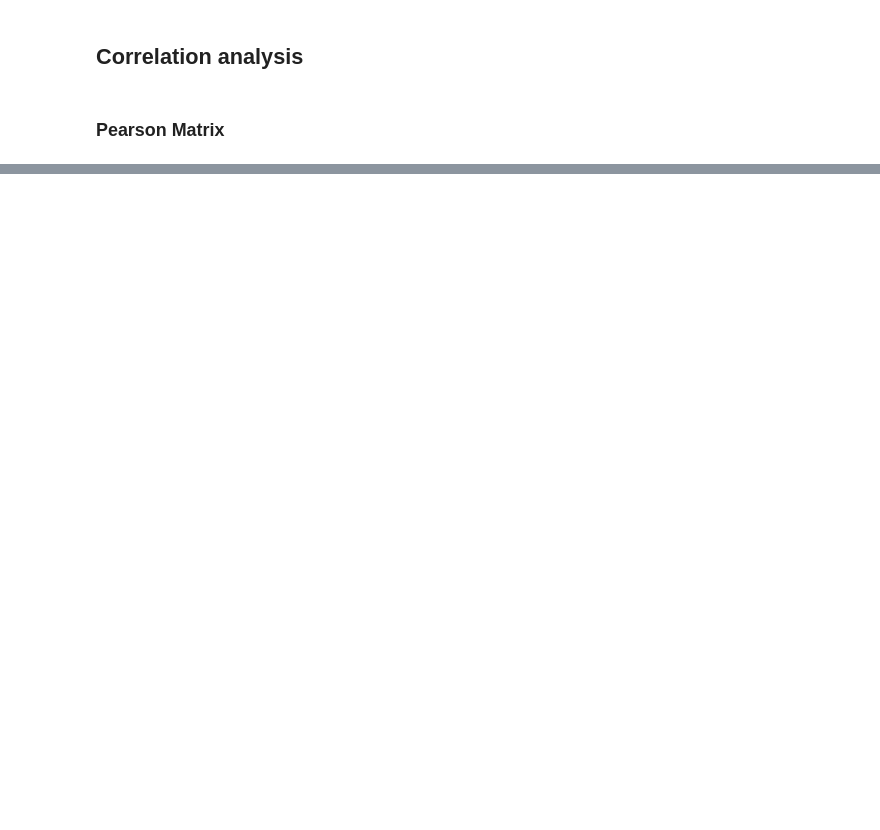
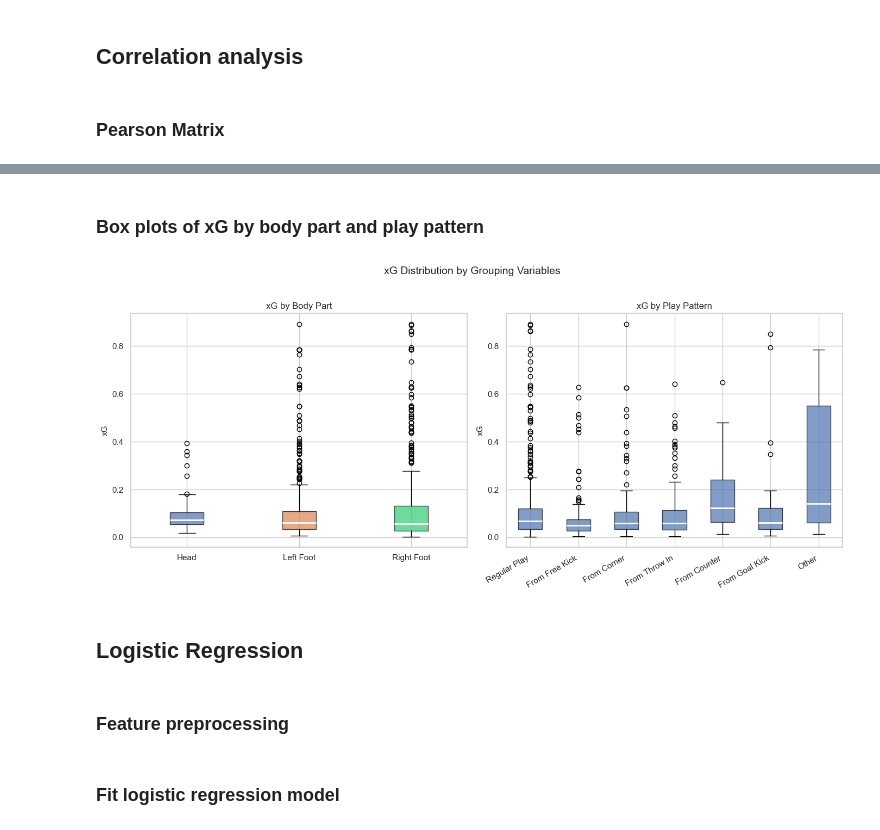
Before and after one commit to gabreyrom/MA541-Statistical-Methods-Course-Project, a Jupyter notebook: final_project.ipynb, the cells around one changed output, grey strips where cells are left out. Drawn from its saved outputs; the diff is of its cells as text; code cells hidden in the pictures; blank space fills up the shorter version.

```diff
--- a/final_project.ipynb
+++ b/final_project.ipynb
@@ -358,0 +635,47 @@ Heatmap saved to figures/fig_correlation_heatmap.png
+# %% [markdown]
+### Box plots of xG by body part and play pattern
+# %%
+fig, axes = plt.subplots(1, 2, figsize=(14, 6))
+
+# xG by body part
+bp_groups = [df[df["body_part"] == bp]["xg"].values
+             for bp in ["Head", "Left Foot", "Right Foot"]]
+bp1 = axes[0].boxplot(bp_groups, labels=["Head", "Left Foot", "Right Foot"],
+                       patch_artist=True)
+colors_bp = ["#4C72B0", "#DD8452", "#2ecc71"]
+for patch, color in zip(bp1["boxes"], colors_bp):
+    patch.set_facecolor(color)
+    patch.set_alpha(0.7)
+for median in bp1["medians"]:
+    median.set_color("white")
+    median.set_linewidth(2)
+axes[0].set_ylabel("xG", fontsize=11)
+axes[0].set_title("xG by Body Part", fontsize=12)
+
+# xG by play pattern
+pp_order = ["Regular Play", "From Free Kick", "From Corner",
+            "From Throw In", "From Counter", "From Goal Kick", "Other"]
+pp_groups = [df[df["play_pattern"] == pp]["xg"].values for pp in pp_order]
+bp2 = axes[1].boxplot(pp_groups, labels=pp_order, patch_artist=True)
+for patch in bp2["boxes"]:
+    patch.set_facecolor("#4C72B0")
+    patch.set_alpha(0.7)
+for median in bp2["medians"]:
+    median.set_color("white")
+    median.set_linewidth(2)
+axes[1].set_ylabel("xG", fontsize=11)
+axes[1].set_title("xG by Play Pattern", fontsize=12)
+axes[1].tick_params(axis="x", rotation=30)
+for label in axes[1].get_xticklabels():
+    label.set_ha("right")
+
+plt.suptitle("xG Distribution by Grouping Variables", fontsize=14, y=1.02)
+plt.tight_layout()
+plt.savefig("figures/fig_anova_boxplots.png", dpi=150, bbox_inches="tight")
+plt.show()
+# %% [output]
+[figure, added]
+# %% [markdown]
+## Logistic Regression
+# %% [markdown]
+### Feature preprocessing
@@ -358,0 +688,2 @@ Heatmap saved to figures/fig_correlation_heatmap.png
+# %% [markdown]
+### Fit logistic regression model
```
Also changed, not shown: parts of 48 cells of this notebook, 7 other files.
